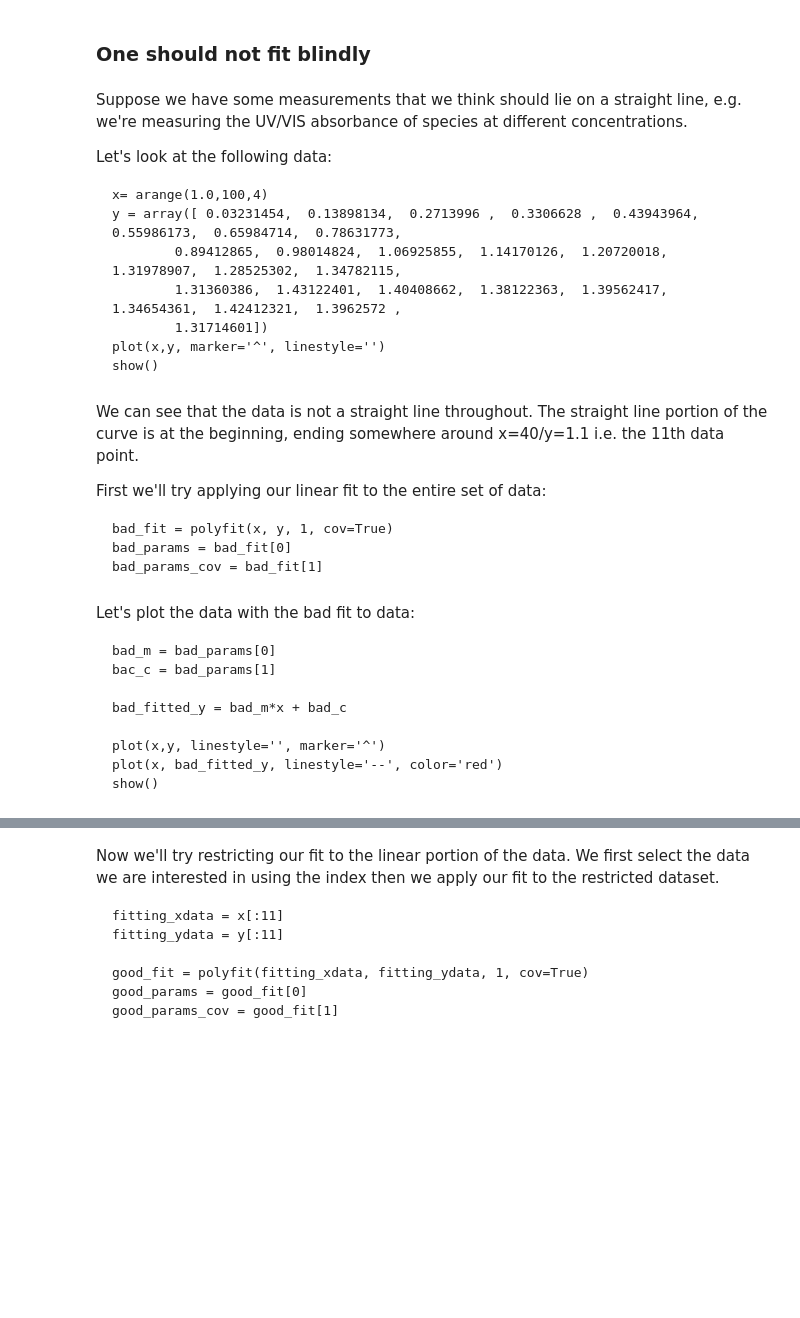
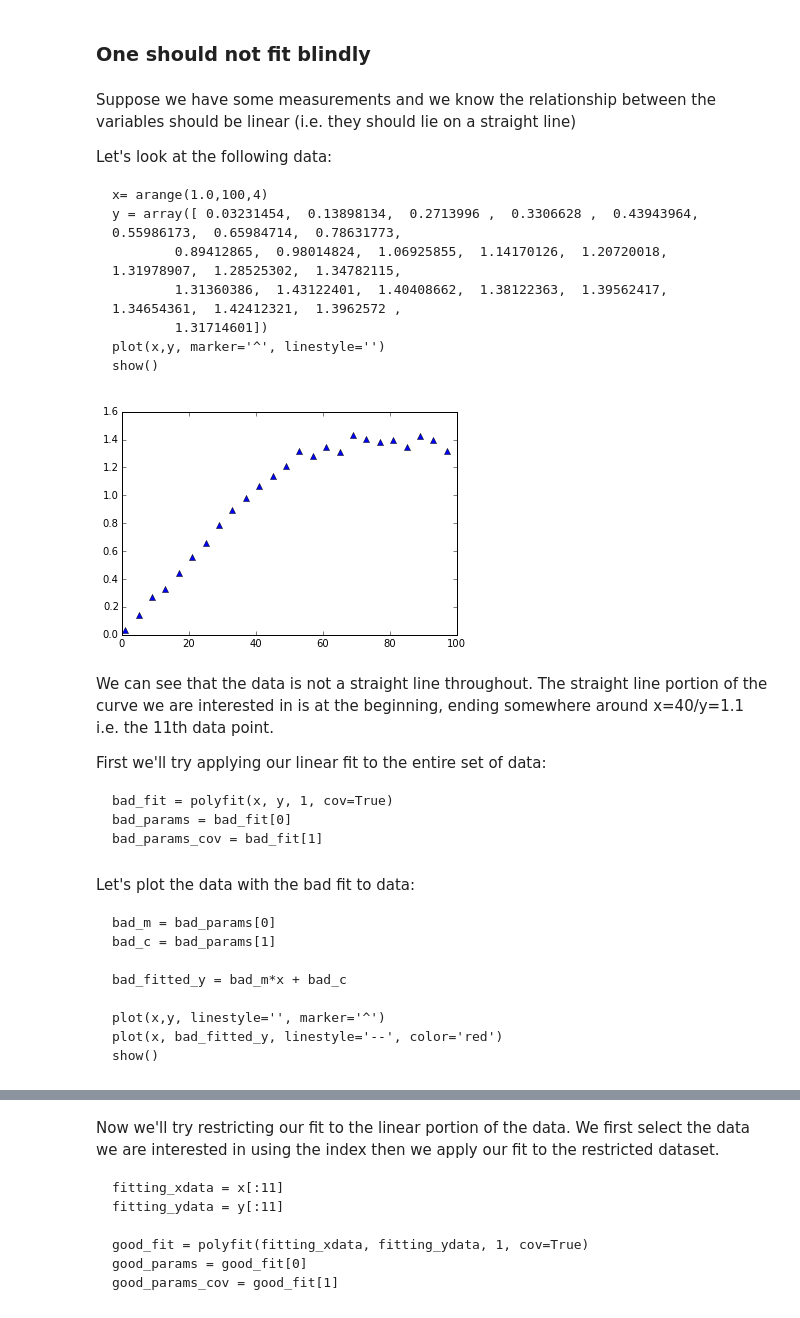
Before and after one commit to Clyde-fare/Imperial_Chem_Python, a Jupyter notebook: C_Y1/workshop2/Workshop 2.ipynb, the cells around one changed output, grey strips where cells are left out. Cells and saved outputs as stored; diff of their text form; code cells hidden in the pictures; blank space fills up the shorter version.

```diff
--- a/C_Y1/workshop2/Workshop 2.ipynb
+++ b/C_Y1/workshop2/Workshop 2.ipynb
@@ -453,7 +489,7 @@ Notice that the risiduals are clustered close to 0 and we see no obvious trend i
 # %% [markdown]
 ### One should not fit blindly
 # %% [markdown]
-Suppose we have some measurements that we think should lie on a straight line, e.g. we're measuring the UV/VIS absorbance of species at different concentrations.
+Suppose we have some measurements and we know the relationship between the variables should be linear (i.e. they should lie on a straight line)
 
 Let's look at the following data:
 
@@ -464,8 +500,18 @@ Let's look at the following data:
             1.31714601])
     plot(x,y, marker='^', linestyle='')
     show()
+# %%
+x= arange(1.0,100,4)
+y = array([ 0.03231454,  0.13898134,  0.2713996 ,  0.3306628 ,  0.43943964,  0.55986173,  0.65984714,  0.78631773,
+        0.89412865,  0.98014824,  1.06925855,  1.14170126,  1.20720018,  1.31978907,  1.28525302,  1.34782115,
+        1.31360386,  1.43122401,  1.40408662,  1.38122363,  1.39562417,  1.34654361,  1.42412321,  1.3962572 ,
+        1.31714601])
+plot(x,y, marker='^', linestyle='')
+show()
+# %% [output]
+[figure, added]
 # %% [markdown]
-We can see that the data is not a straight line throughout. The straight line portion of the curve is at the beginning, ending somewhere around x=40/y=1.1 i.e. the 11th data point.
+We can see that the data is not a straight line throughout. The straight line portion of the curve we are interested in is at the beginning, ending somewhere around x=40/y=1.1 i.e. the 11th data point.
 
 First we'll try applying our linear fit to the entire set of data:
 
@@ -476,7 +526,7 @@ First we'll try applying our linear fit to the entire set of data:
 Let's plot the data with the bad fit to data:
 
     bad_m = bad_params[0]
-    bac_c = bad_params[1]
+    bad_c = bad_params[1]
 
     bad_fitted_y = bad_m*x + bad_c
 
```
Also changed, not shown: parts of 25 cells of this notebook.
